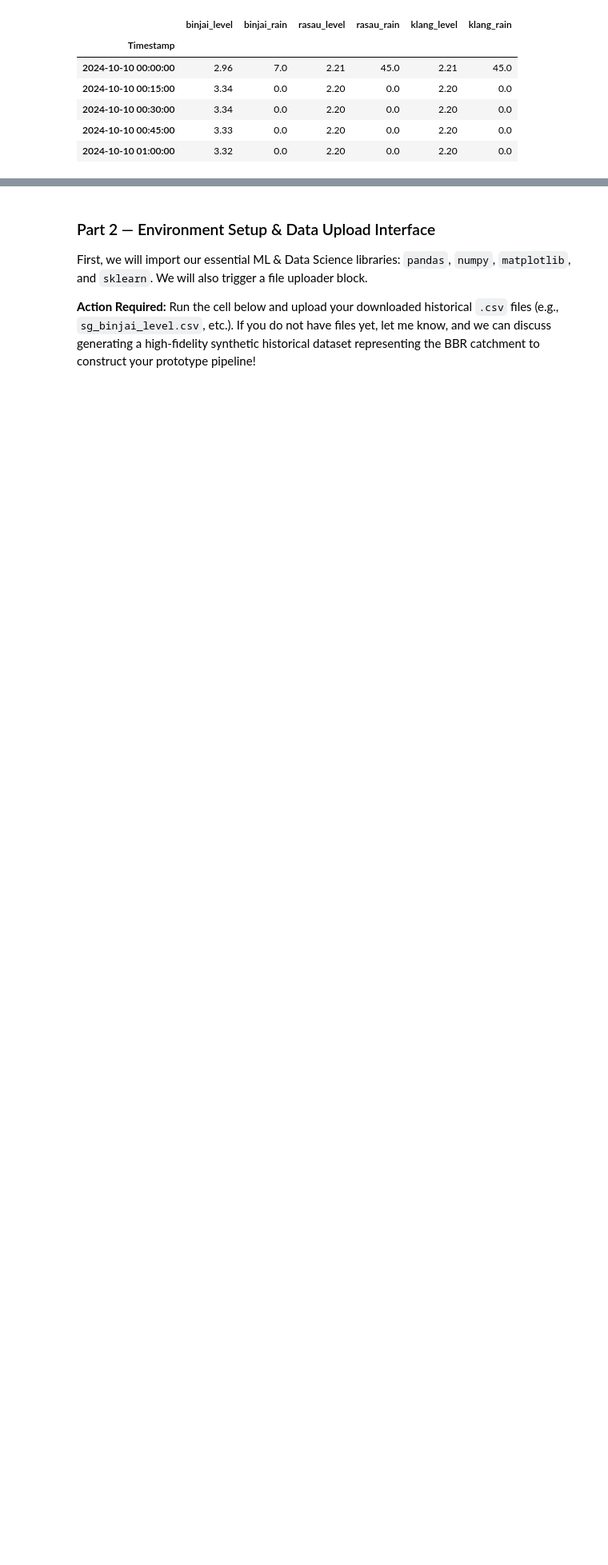
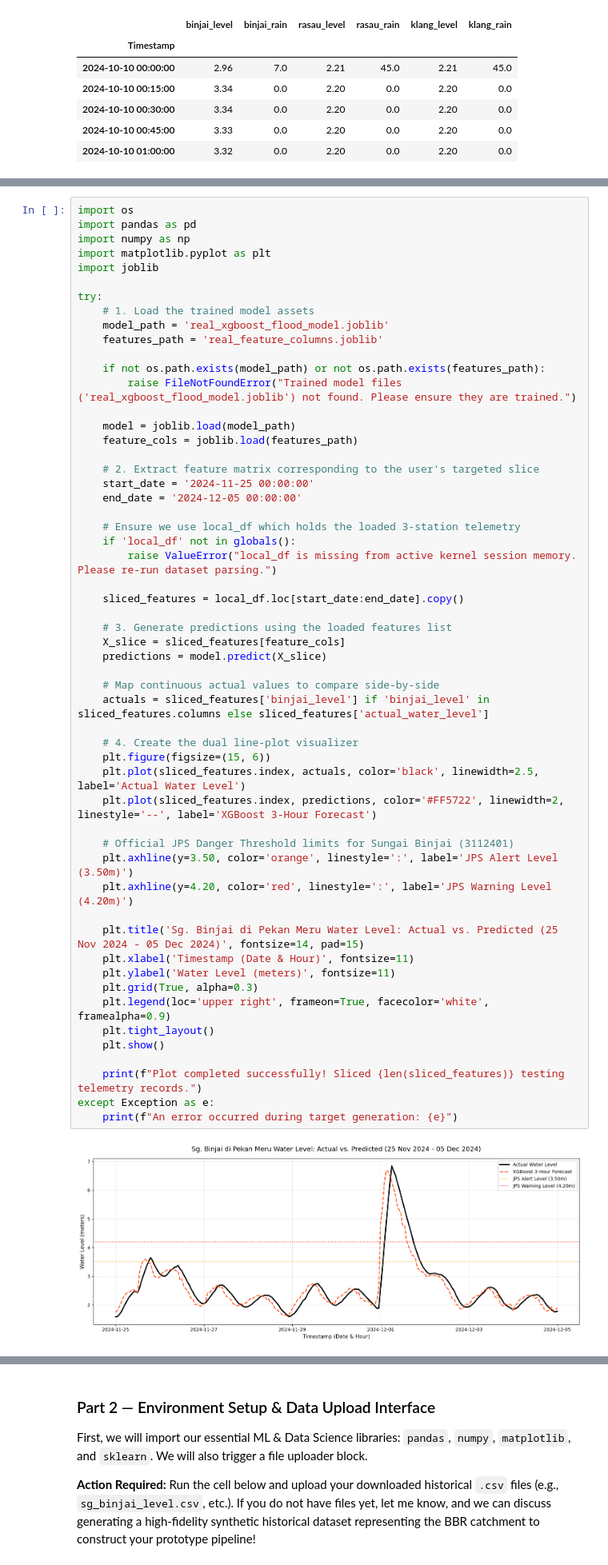
Before and after one commit to 1111-wen/SimeDarby, a Jupyter notebook: colab.ipynb, the cells around one changed output, grey strips where cells are left out. Shown at 80% size. Saved outputs shown, nothing was run; the diff lists cells and outputs as text; blank space fills up the shorter version.

```diff
--- a/colab.ipynb
+++ b/colab.ipynb
@@ -467,0 +852,57 @@ Serialized updated model and features locally.
+# %%
+import os
+import pandas as pd
+import numpy as np
+import matplotlib.pyplot as plt
+import joblib
+
+try:
+    # 1. Load the trained model assets
+    model_path = 'real_xgboost_flood_model.joblib'
+    features_path = 'real_feature_columns.joblib'
+
+    if not os.path.exists(model_path) or not os.path.exists(features_path):
+        raise FileNotFoundError("Trained model files ('real_xgboost_flood_model.joblib') not found. Please ensure they are trained.")
+
+    model = joblib.load(model_path)
+    feature_cols = joblib.load(features_path)
+
+    # 2. Extract feature matrix corresponding to the user's targeted slice
+    start_date = '2024-11-25 00:00:00'
+    end_date = '2024-12-05 00:00:00'
+
+    # Ensure we use local_df which holds the loaded 3-station telemetry
+    if 'local_df' not in globals():
+        raise ValueError("local_df is missing from active kernel session memory. Please re-run dataset parsing.")
+
+    sliced_features = local_df.loc[start_date:end_date].copy()
+
+    # 3. Generate predictions using the loaded features list
+    X_slice = sliced_features[feature_cols]
+    predictions = model.predict(X_slice)
+
+    # Map continuous actual values to compare side-by-side
+    actuals = sliced_features['binjai_level'] if 'binjai_level' in sliced_features.columns else sliced_features['actual_water_level']
+
+    # 4. Create the dual line-plot visualizer
+    plt.figure(figsize=(15, 6))
+    plt.plot(sliced_features.index, actuals, color='black', linewidth=2.5, label='Actual Water Level')
+    plt.plot(sliced_features.index, predictions, color='#FF5722', linewidth=2, linestyle='--', label='XGBoost 3-Hour Forecast')
+
+    # Official JPS Danger Threshold limits for Sungai Binjai (3112401)
+    plt.axhline(y=3.50, color='orange', linestyle=':', label='JPS Alert Level (3.50m)')
+    plt.axhline(y=4.20, color='red', linestyle=':', label='JPS Warning Level (4.20m)')
+
+    plt.title('Sg. Binjai di Pekan Meru Water Level: Actual vs. Predicted (25 Nov 2024 - 05 Dec 2024)', fontsize=14, pad=15)
+    plt.xlabel('Timestamp (Date & Hour)', fontsize=11)
+    plt.ylabel('Water Level (meters)', fontsize=11)
+    plt.grid(True, alpha=0.3)
+    plt.legend(loc='upper right', frameon=True, facecolor='white', framealpha=0.9)
+    plt.tight_layout()
+    plt.show()
+
+    print(f"Plot completed successfully! Sliced {len(sliced_features)} testing telemetry records.")
+except Exception as e:
+    print(f"An error occurred during target generation: {e}")
+# %% [output]
+[figure, added]
```
Also changed, not shown: parts of 21 cells of this notebook, 20 other files.
